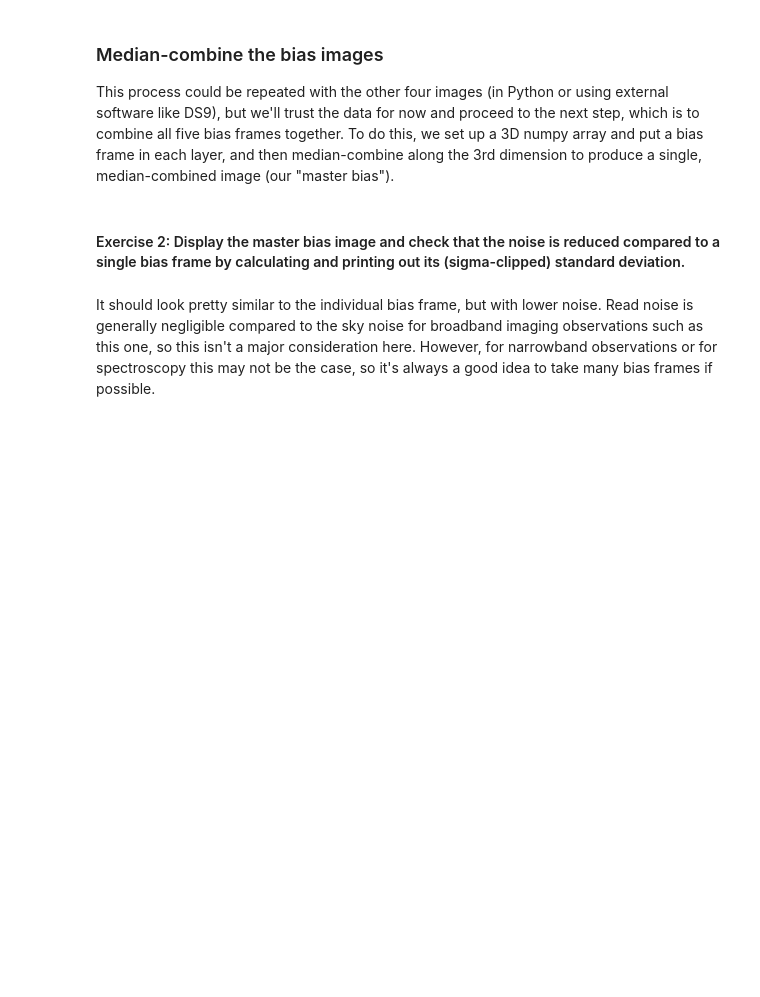
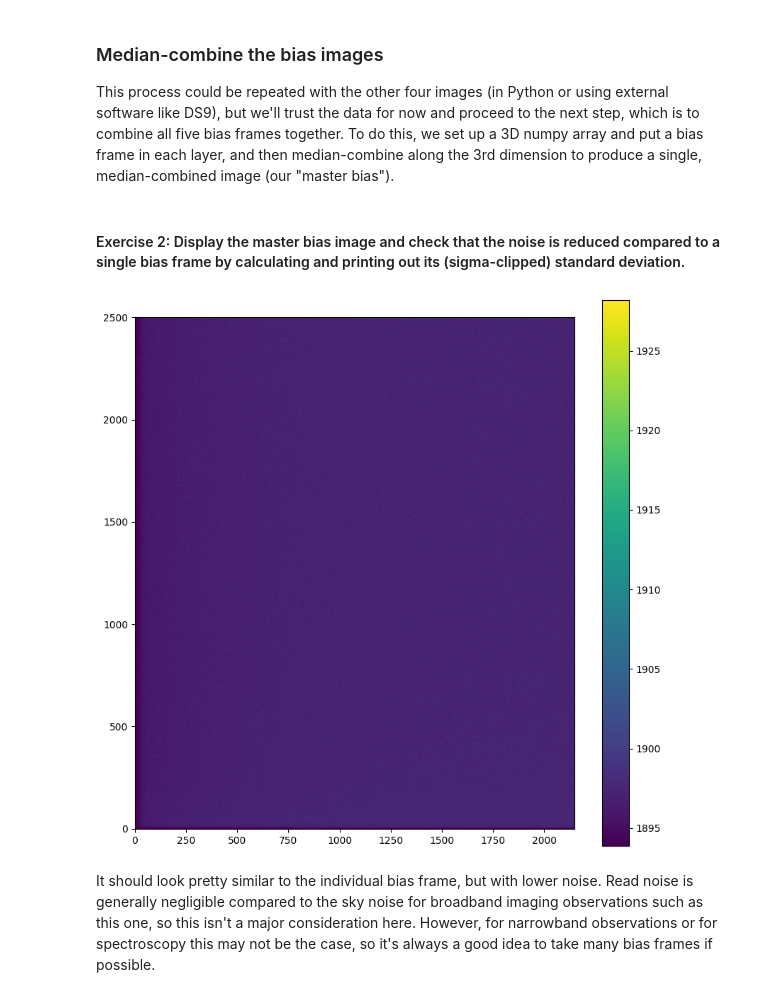
Before and after one commit to aditisingh1053/KSP2024-study-of-sn-2023ixf, a Jupyter notebook: Task 1/TASK_1.ipynb, the cells around one changed output. Saved outputs shown, nothing was run; the diff lists cells and outputs as text; code cells hidden in the pictures; blank space fills up the shorter version.

```diff
--- a/Task 1/TASK_1.ipynb
+++ b/Task 1/TASK_1.ipynb
@@ -232,3 +281,16 @@ masterBias = np.median(biasImages, axis=2)
+# %%
+## EXERCISE 2:  Display the master bias image and calculate its median and clipped standard deviation.
+
+mean, median, std = sigma_clipped_stats(masterBias) # get some image statistics
+plt.figure(figsize=(10,10))                     # set up the plot panel
+plt.imshow(masterBias, vmin = median - 2*std, vmax = median + 20*std, origin='lower')
+plt.colorbar()
+plt.show()
+
+print("Median:",median)
+print("clipped standard deviation:",std)
+# %% [output]
+[figure, added]
 # %% [markdown]
 It should look pretty similar to the individual bias frame, but with lower noise.  Read noise is generally negligible compared to the sky noise for broadband imaging observations such as this one, so this isn't a major consideration here.  However, for narrowband observations or for spectroscopy this may not be the case, so it's always a good idea to take many bias frames if possible.
 # %% [markdown]
```
Also changed, not shown: parts of 10 cells of this notebook.
